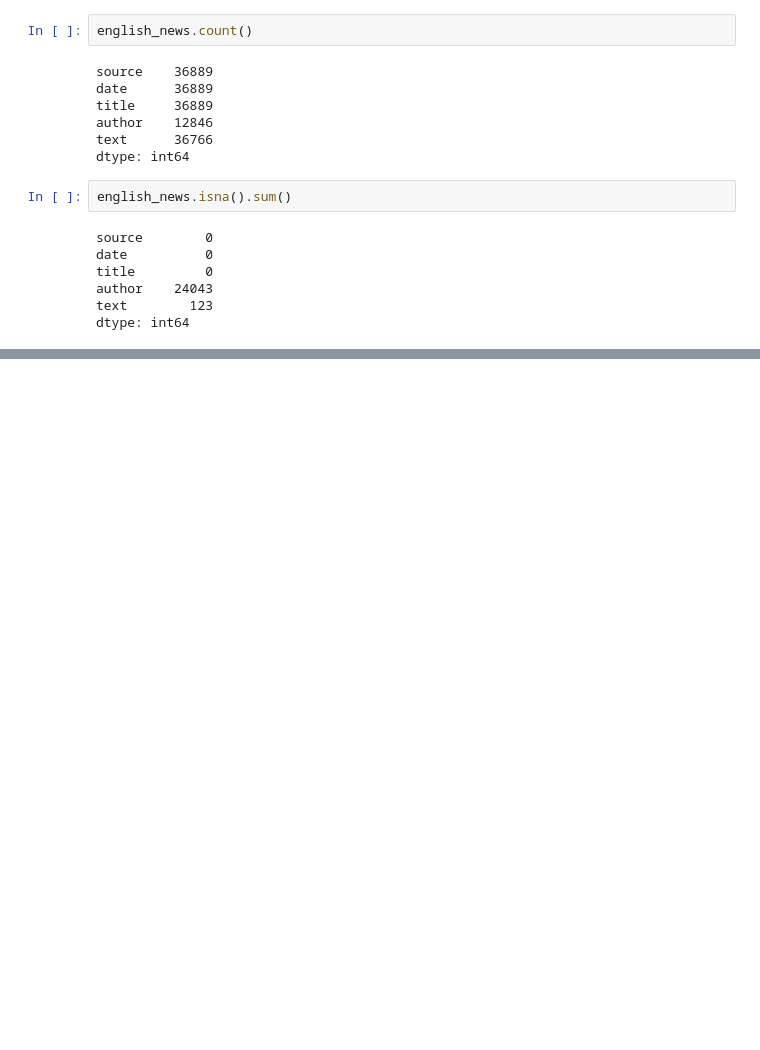
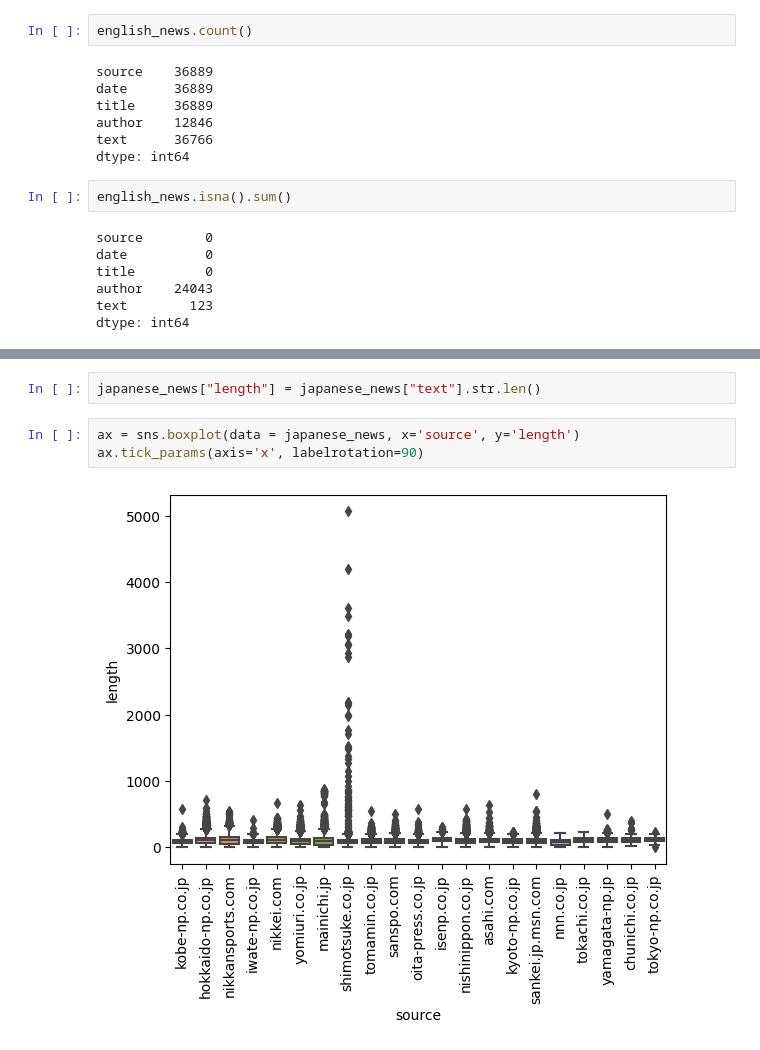
Before and after one commit to fsternini/nlp-newspaper, a Jupyter notebook: NLP.ipynb, the cells around one changed output, grey strips where cells are left out. Drawn from its saved outputs; the diff is of its cells as text; blank space fills up the shorter version.

```diff
--- a/NLP.ipynb
+++ b/NLP.ipynb
@@ -107,0 +159,7 @@ KeyboardInterrupt: ignored
+# %%
+japanese_news["length"] = japanese_news["text"].str.len()
+# %%
+ax = sns.boxplot(data = japanese_news, x='source', y='length')
+ax.tick_params(axis='x', labelrotation=90)
+# %% [output]
+[figure, added]
```
Also changed, not shown: parts of 28 cells of this notebook.
